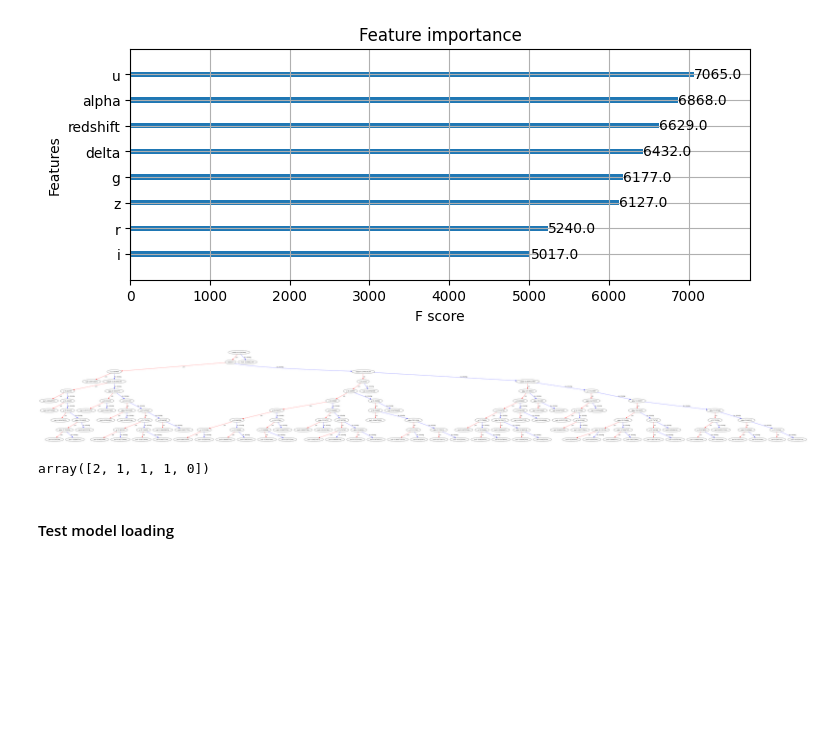
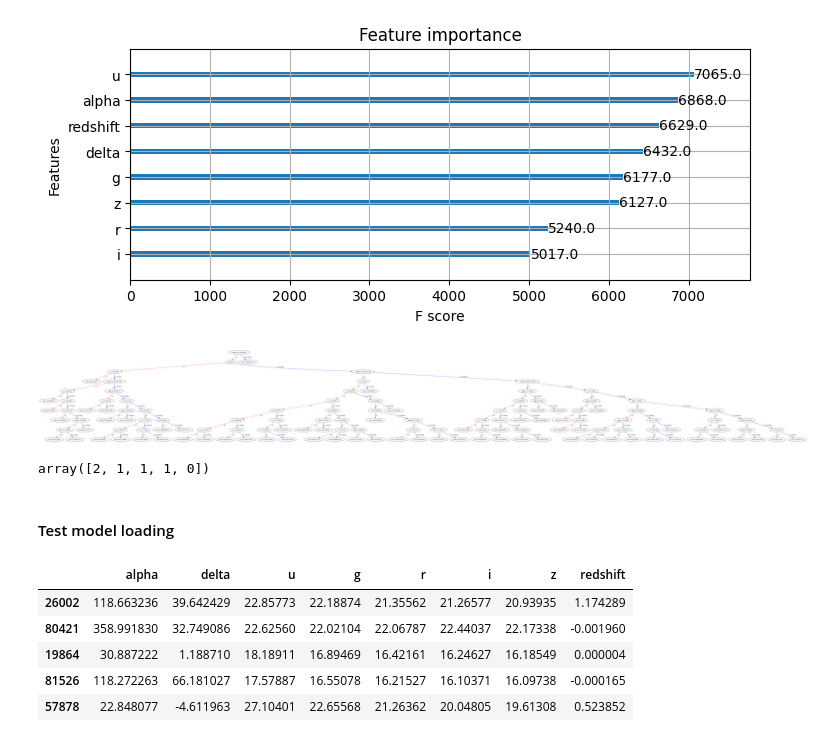
Before and after one commit to cancamilo/star-classifier, a Jupyter notebook: star_classification.ipynb, the cells around one changed output. Cells and saved outputs as stored; diff of their text form; code cells hidden in the pictures; blank space fills up the shorter version.

```diff
--- a/star_classification.ipynb
+++ b/star_classification.ipynb
@@ -486,3 +486,12 @@ array([2, 1, 1, 1, 0])
 # %%
 star_model = xgb.XGBClassifier()
 star_model.load_model("models/xgboost_model.json")
+# %%
+X_test.iloc[0:5]
+# %% [output]
+|  | alpha | delta | u | g | r | i | z | redshift |
+| 26002 | 118.663236 | 39.642429 | 22.85773 | 22.18874 | 21.35562 | 21.26577 | 20.93935 | 1.174289 |
+| 80421 | 358.991830 | 32.749086 | 22.62560 | 22.02104 | 22.06787 | 22.44037 | 22.17338 | -0.001960 |
+| 19864 | 30.887222 | 1.188710 | 18.18911 | 16.89469 | 16.42161 | 16.24627 | 16.18549 | 0.000004 |
+| 81526 | 118.272263 | 66.181027 | 17.57887 | 16.55078 | 16.21527 | 16.10371 | 16.09738 | -0.000165 |
+| 57878 | 22.848077 | -4.611963 | 27.10401 | 22.65568 | 21.26362 | 20.04805 | 19.61308 | 0.523852 |
```
Also changed, not shown: parts of 2 cells of this notebook, 6 other files.
